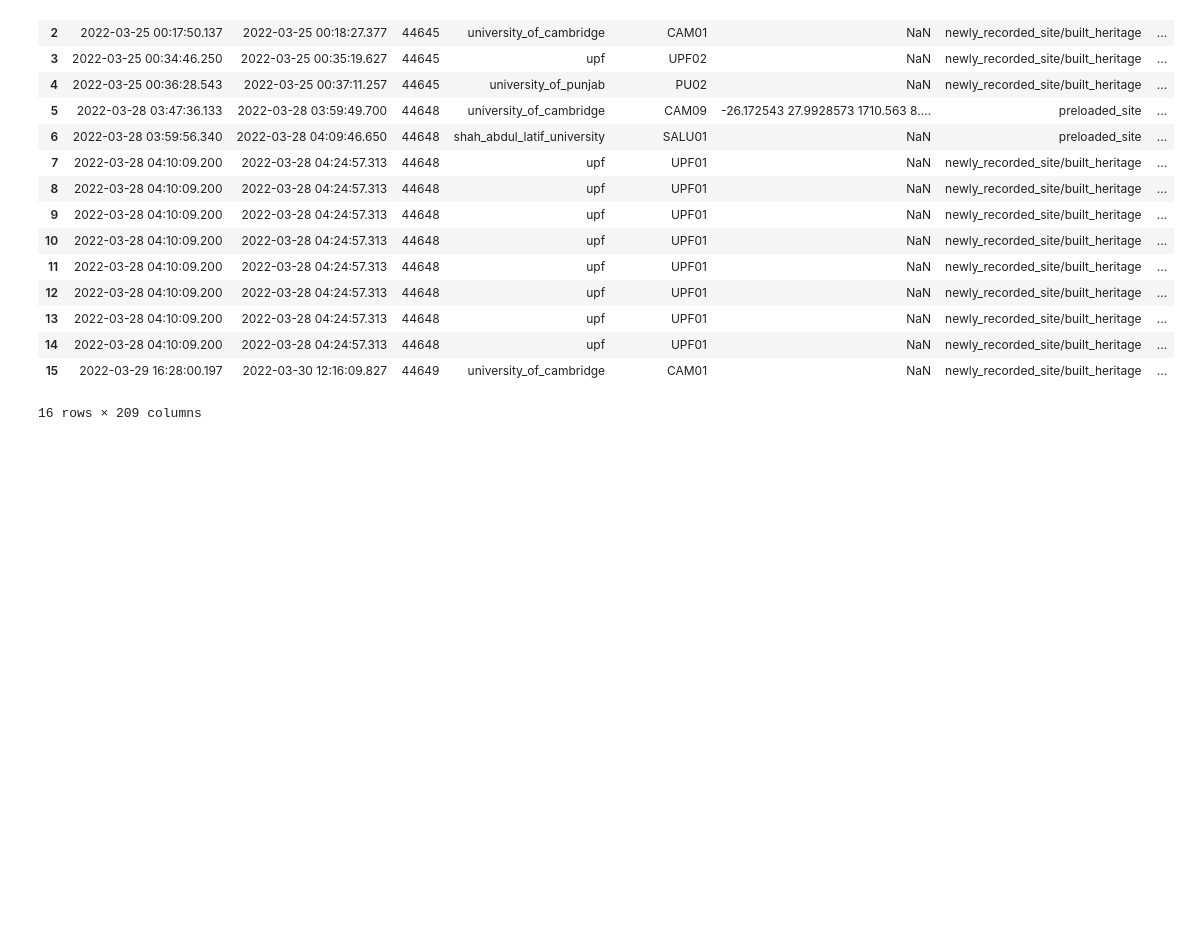
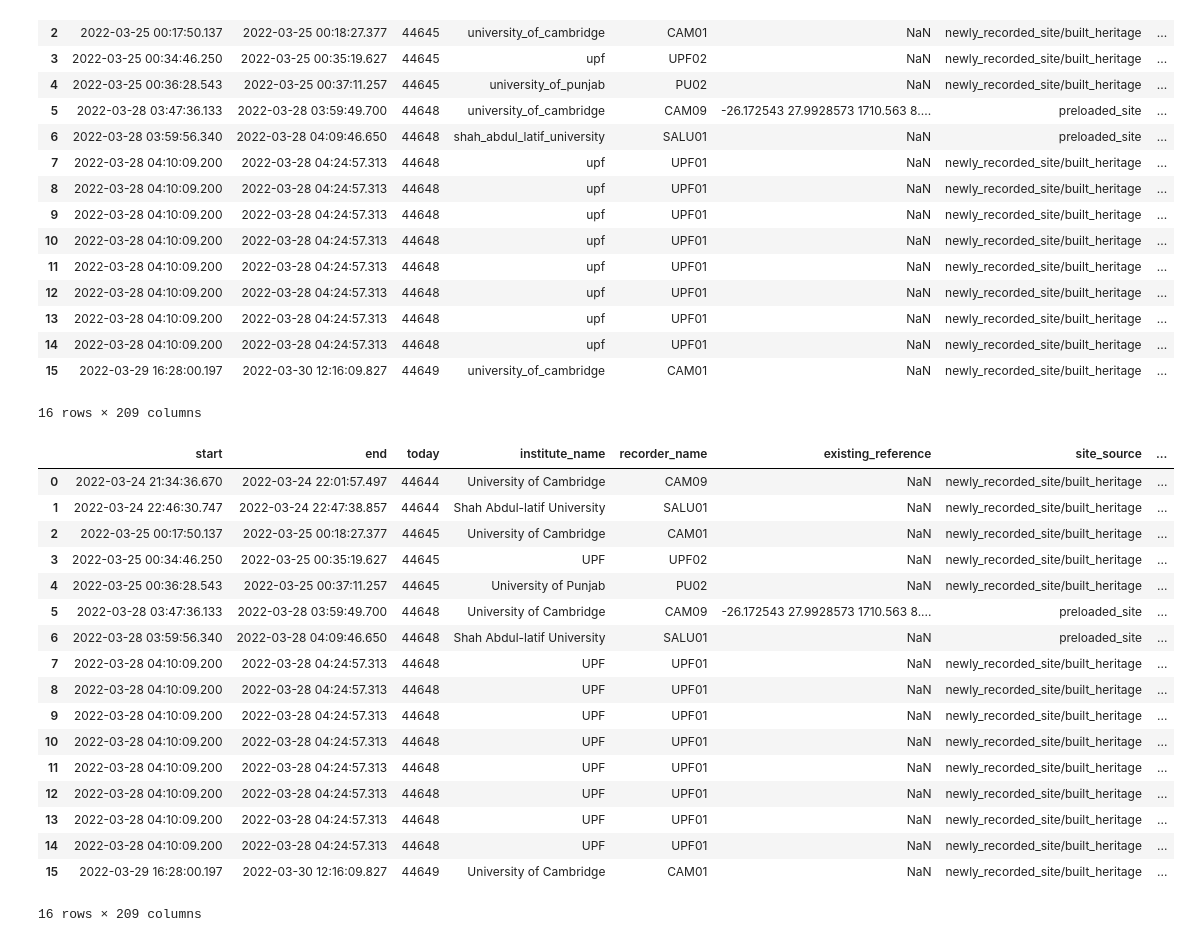
Before and after one commit to MAEASaM/ODK-development, a Jupyter notebook: convert.ipynb, the cells around one changed output. Cells and saved outputs as stored; diff of their text form; code cells hidden in the pictures; blank space fills up the shorter version.

Commit message:
concept dict

```diff
--- a/convert.ipynb
+++ b/convert.ipynb
@@ -1,5 +1,8 @@
 # %% [markdown]
 This script shows how to combine a parent table to a child table (table from repeat group questions): work in progress
+# %%
+# concepts_dict
+concept_dict_name = "Institutes.xlsx"
 # %%
 import pandas as pd
 
@@ -10,6 +13,8 @@ import openpyxl #required for xlrd 2.0.1 and higher
 parent = pd.read_excel('odk_data.xlsm')
 # df.to_csv('your_new_name.csv')
 
+concept_df = pd.read_excel(concept_dict_name)
+
 
 # Read the excel spreadsheet from the server ():
 # Doing join (parent to children)
@@ -69,3 +62,30 @@ merge
 | 14 | 2022-03-28 04:10:09.200 | 2022-03-28 04:24:57.313 | 44648 | upf | UPF01 | NaN | newly_recorded_site/built_heritage | ... |
 | 15 | 2022-03-29 16:28:00.197 | 2022-03-30 12:16:09.827 | 44649 | university_of_cambridge | CAM01 | NaN | newly_recorded_site/built_heritage | ... |
 16 rows × 209 columns
+# %%
+# create concept dict
+concept_dict = pd.Series(concept_df.institute.values,index=concept_df.institute_coor).to_dict()
+# %%
+# replace values using dict
+merge['institute_name'] = merge['institute_name'].map(concept_dict).fillna(merge['institute_name'])
+# %%
+merge
+# %% [output]
+|  | start | end | today | institute_name | recorder_name | existing_reference | site_source | ... |
+| 0 | 2022-03-24 21:34:36.670 | 2022-03-24 22:01:57.497 | 44644 | University of Cambridge | CAM09 | NaN | newly_recorded_site/built_heritage | ... |
+| 1 | 2022-03-24 22:46:30.747 | 2022-03-24 22:47:38.857 | 44644 | Shah Abdul-latif University | SALU01 | NaN | newly_recorded_site/built_heritage | ... |
+| 2 | 2022-03-25 00:17:50.137 | 2022-03-25 00:18:27.377 | 44645 | University of Cambridge | CAM01 | NaN | newly_recorded_site/built_heritage | ... |
+| 3 | 2022-03-25 00:34:46.250 | 2022-03-25 00:35:19.627 | 44645 | UPF | UPF02 | NaN | newly_recorded_site/built_heritage | ... |
+| 4 | 2022-03-25 00:36:28.543 | 2022-03-25 00:37:11.257 | 44645 | University of Punjab | PU02 | NaN | newly_recorded_site/built_heritage | ... |
+| 5 | 2022-03-28 03:47:36.133 | 2022-03-28 03:59:49.700 | 44648 | University of Cambridge | CAM09 | -26.172543 27.9928573 1710.563 8.... | preloaded_site | ... |
+| 6 | 2022-03-28 03:59:56.340 | 2022-03-28 04:09:46.650 | 44648 | Shah Abdul-latif University | SALU01 | NaN | preloaded_site | ... |
+| 7 | 2022-03-28 04:10:09.200 | 2022-03-28 04:24:57.313 | 44648 | UPF | UPF01 | NaN | newly_recorded_site/built_heritage | ... |
+| 8 | 2022-03-28 04:10:09.200 | 2022-03-28 04:24:57.313 | 44648 | UPF | UPF01 | NaN | newly_recorded_site/built_heritage | ... |
+| 9 | 2022-03-28 04:10:09.200 | 2022-03-28 04:24:57.313 | 44648 | UPF | UPF01 | NaN | newly_recorded_site/built_heritage | ... |
+| 10 | 2022-03-28 04:10:09.200 | 2022-03-28 04:24:57.313 | 44648 | UPF | UPF01 | NaN | newly_recorded_site/built_heritage | ... |
+| 11 | 2022-03-28 04:10:09.200 | 2022-03-28 04:24:57.313 | 44648 | UPF | UPF01 | NaN | newly_recorded_site/built_heritage | ... |
+| 12 | 2022-03-28 04:10:09.200 | 2022-03-28 04:24:57.313 | 44648 | UPF | UPF01 | NaN | newly_recorded_site/built_heritage | ... |
+| 13 | 2022-03-28 04:10:09.200 | 2022-03-28 04:24:57.313 | 44648 | UPF | UPF01 | NaN | newly_recorded_site/built_heritage | ... |
+| 14 | 2022-03-28 04:10:09.200 | 2022-03-28 04:24:57.313 | 44648 | UPF | UPF01 | NaN | newly_recorded_site/built_heritage | ... |
+| 15 | 2022-03-29 16:28:00.197 | 2022-03-30 12:16:09.827 | 44649 | University of Cambridge | CAM01 | NaN | newly_recorded_site/built_heritage | ... |
+16 rows × 209 columns
```
Also changed, not shown: parts of 1 cell of this notebook, 2 other files.
